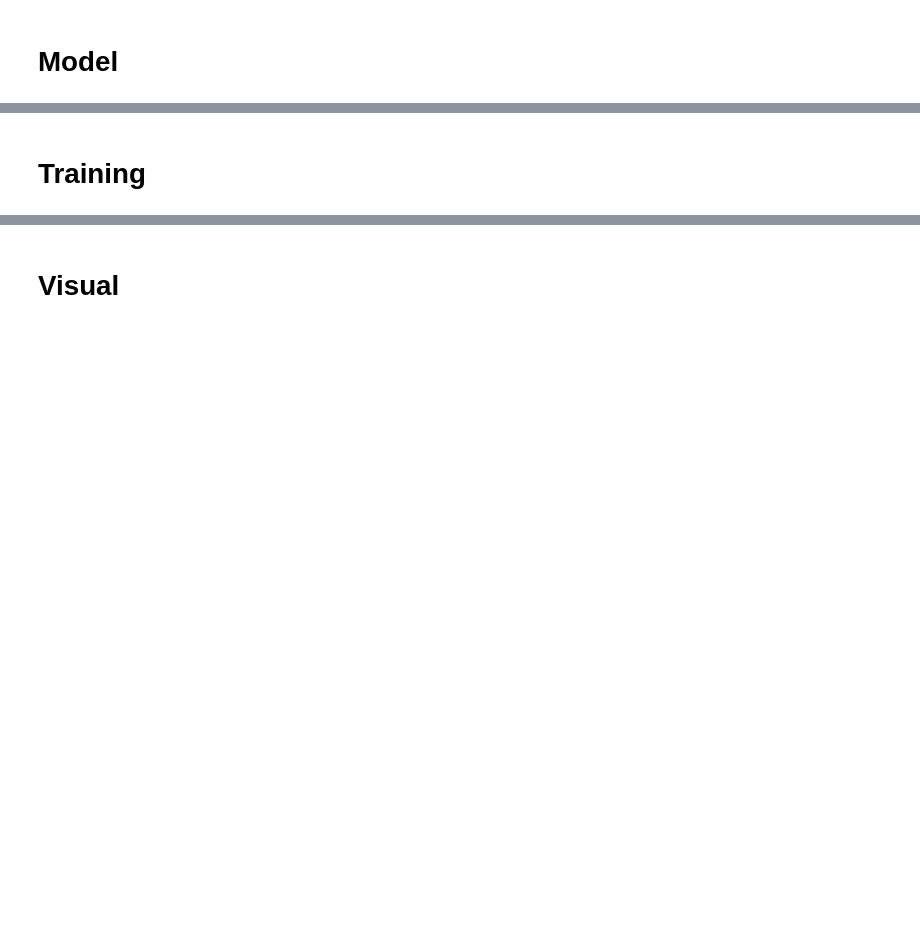
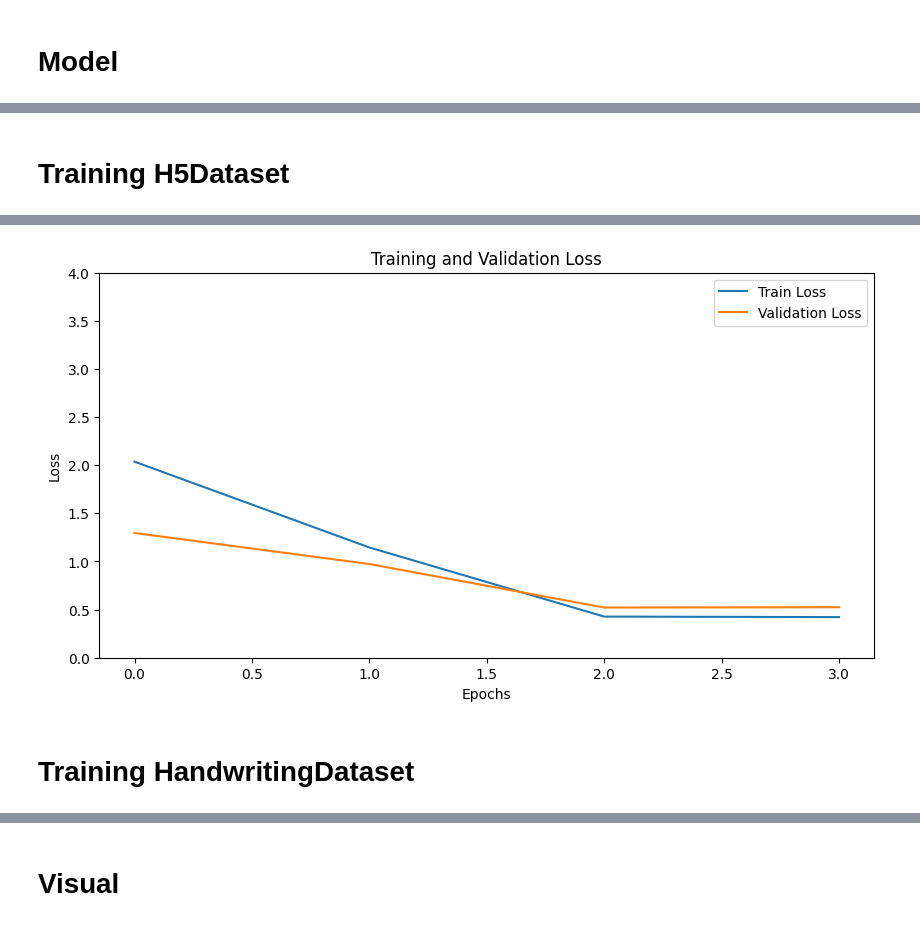
Before and after one commit to jGrzyb/handwriting_recognition, a Jupyter notebook: hand.ipynb, the cells around one changed output, grey strips where cells are left out. Drawn from its saved outputs; the diff is of its cells as text; code cells hidden in the pictures; blank space fills up the shorter version.

```diff
--- a/hand.ipynb
+++ b/hand.ipynb
@@ -438,15 +159,0 @@ class TLModel(nn.Module):
-# %%
-augument = transforms.Compose([
-    transforms.RandomRotation(15, expand=True, fill=(255,)),
-    transforms.RandomAffine(0, translate=(0.1, 0.1), fill=(255,)),
-    transforms.RandomPerspective(distortion_scale=0.5, p=0.5, fill=(255,)),
-    transforms.GaussianBlur(kernel_size=(3, 3), sigma=(0.1, 2.0)),
-    transforms.ColorJitter(brightness=0.2, contrast=0.2, saturation=0.2),
-])
-
-transform = transforms.Compose([
-    transforms.Resize((32, 512)),
-    transforms.ToTensor(),
-    transforms.Lambda(lambda x: 1.0 - x),
-    transforms.Normalize((0.5,), (0.5,)),
-])
@@ -463,9 +160,23 @@ val_loader = DataLoader(val_dataset, batch_size=32, num_workers=4, shuffle=True,
 # %% [markdown]
-# Training
+# Training H5Dataset
 # %%
-model = TLModel().to(device)
+train_dataset = H5Dataset('dataset.h5', 100)
+val_dataset = HandWritingDataset(root='words_data/val', transform=transform, label_transofrm=Params.encode_string)
+
+train_loader = DataLoader(train_dataset, batch_size=64, num_workers=4, shuffle=True, collate_fn=collate_fn)
+val_loader = DataLoader(val_dataset, batch_size=64, num_workers=4, shuffle=True, collate_fn=collate_fn)
+
+model = TLModel(hidden_size=1024).to(device)
 criterion = nn.CTCLoss(blank=0, reduction='mean', zero_infinity=True)
-optimizer = optim.Adam(model.parameters(), lr=1e-4)
+optimizer = optim.Adam(model.parameters(), lr=1e-3)
 # scheduler = optim.lr_scheduler.StepLR(optimizer, step_size=1, gamma=0.1)
-early_stopping = EarlyStopping(patience=7)
+early_stopping = EarlyStopping(patience=5)
 history = History()
+# %%
+for i in range(2):
+    train_dataset = H5Dataset('train_data.h5', 20) # I created 20 epochs of data
+    train_dataset.current_epoch = i % 20 # switch to the next epoch
+    train_loader = DataLoader(train_dataset, batch_size=64, num_workers=4, sampler=train_dataset.create_h5_sampler(0), collate_fn=collate_fn)
+    train(model, train_loader, val_loader, optimizer, criterion, epochs=1, early_stopping=early_stopping, history=history)
+history.plot()
+# %% [output]
@@ -471,0 +185,3 @@ history = History()
+[figure, added]
+# %% [markdown]
+# Training HandwritingDataset
```
Also changed, not shown: parts of 45 cells of this notebook, 7 other files.
